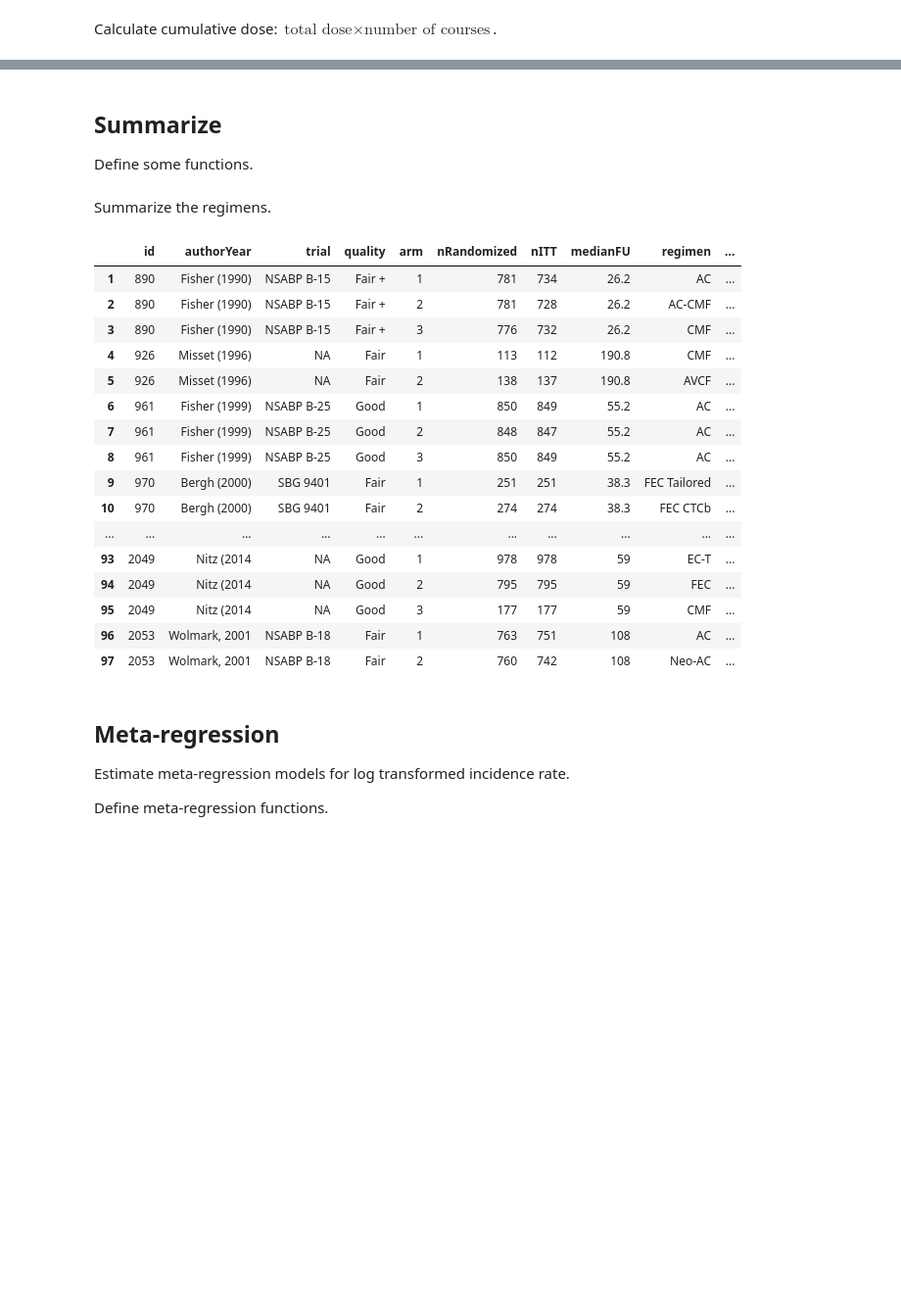
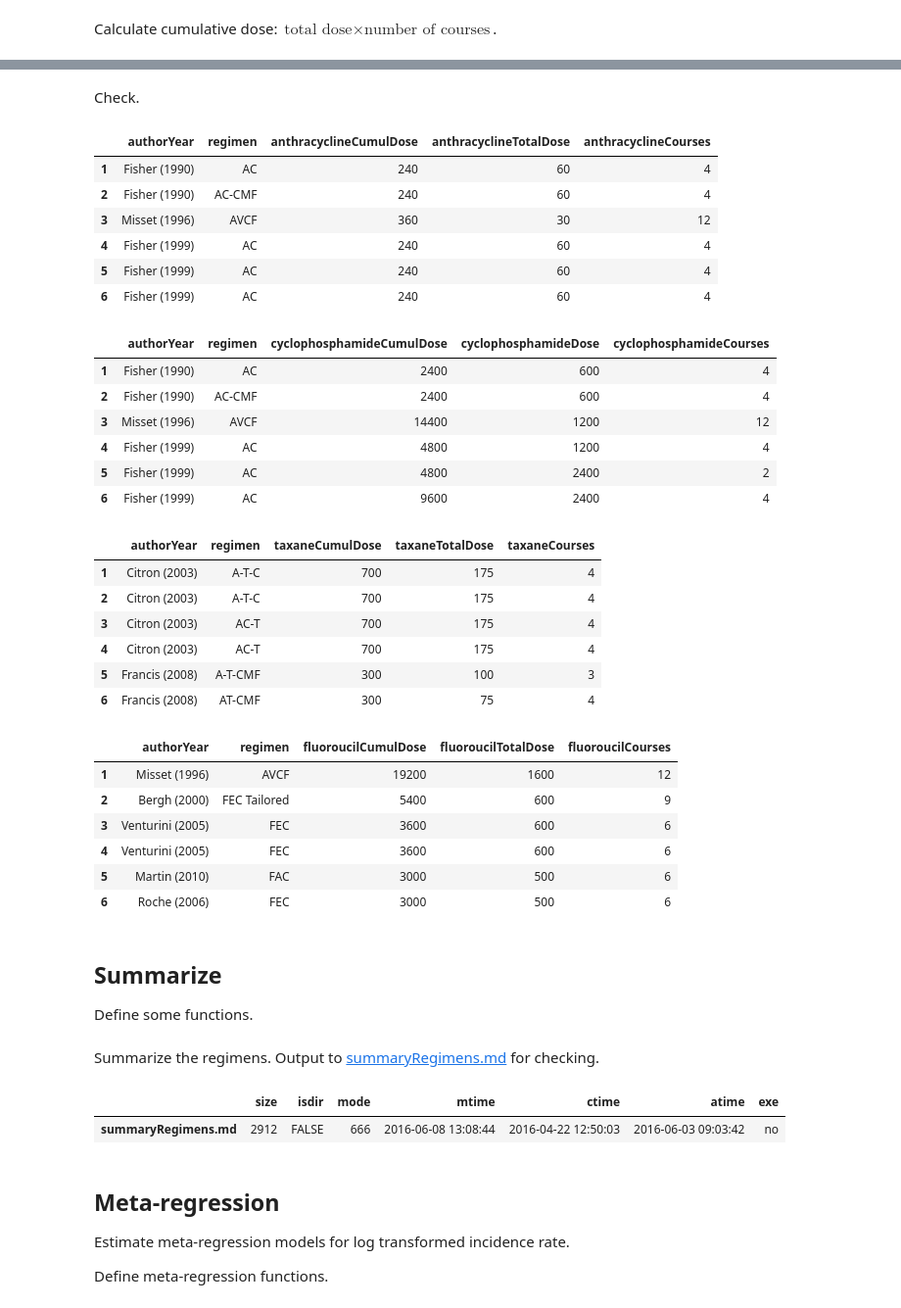
Before and after one commit to benjamin-chan/SecMalAfterBreastCaACT, a Jupyter notebook: metaregSecMal.ipynb, the cells around one changed output, grey strips where cells are left out. Shown: that part at 98% size. Saved outputs shown, nothing was run; the diff lists cells and outputs as text; code cells hidden in the pictures; blank space fills up the shorter version.

Commit message:
Add appendix table 1

```diff
--- a/metaregSecMal.ipynb
+++ b/metaregSecMal.ipynb
@@ -299,3 +213,43 @@ In eval(expr, envir, enclos): NAs introduced by coercion
+# %% [markdown]
+Check.
+# %%
+head(D[!is.na(anthracyclineCumulDose),
+       .(authorYear, regimen, anthracyclineCumulDose, anthracyclineTotalDose, anthracyclineCourses)])
+head(D[!is.na(cyclophosphamideCumulDose),
+       .(authorYear, regimen, cyclophosphamideCumulDose, cyclophosphamideDose, cyclophosphamideCourses)])
+head(D[!is.na(taxaneCumulDose),
+       .(authorYear, regimen, taxaneCumulDose, taxaneTotalDose, taxaneCourses)])
+head(D[!is.na(fluoroucilCumulDose),
+       .(authorYear, regimen, fluoroucilCumulDose, fluoroucilTotalDose, fluoroucilCourses)])
+# %% [output]
+|  | authorYear | regimen | anthracyclineCumulDose | anthracyclineTotalDose | anthracyclineCourses |
+| 1 | Fisher (1990) | AC | 240 | 60 | 4 |
+| 2 | Fisher (1990) | AC-CMF | 240 | 60 | 4 |
+| 3 | Misset (1996) | AVCF | 360 | 30 | 12 |
+| 4 | Fisher (1999) | AC | 240 | 60 | 4 |
+| 5 | Fisher (1999) | AC | 240 | 60 | 4 |
+| 6 | Fisher (1999) | AC | 240 | 60 | 4 |
+|  | authorYear | regimen | cyclophosphamideCumulDose | cyclophosphamideDose | cyclophosphamideCourses |
+| 1 | Fisher (1990) | AC | 2400 | 600 | 4 |
+| 2 | Fisher (1990) | AC-CMF | 2400 | 600 | 4 |
+| 3 | Misset (1996) | AVCF | 14400 | 1200 | 12 |
+| 4 | Fisher (1999) | AC | 4800 | 1200 | 4 |
+| 5 | Fisher (1999) | AC | 4800 | 2400 | 2 |
+| 6 | Fisher (1999) | AC | 9600 | 2400 | 4 |
+|  | authorYear | regimen | taxaneCumulDose | taxaneTotalDose | taxaneCourses |
+| 1 | Citron (2003) | A-T-C | 700 | 175 | 4 |
+| 2 | Citron (2003) | A-T-C | 700 | 175 | 4 |
+| 3 | Citron (2003) | AC-T | 700 | 175 | 4 |
+| 4 | Citron (2003) | AC-T | 700 | 175 | 4 |
+| 5 | Francis (2008) | A-T-CMF | 300 | 100 | 3 |
+| 6 | Francis (2008) | AT-CMF | 300 | 75 | 4 |
+|  | authorYear | regimen | fluoroucilCumulDose | fluoroucilTotalDose | fluoroucilCourses |
+| 1 | Misset (1996) | AVCF | 19200 | 1600 | 12 |
+| 2 | Bergh (2000) | FEC Tailored | 5400 | 600 | 9 |
+| 3 | Venturini (2005) | FEC | 3600 | 600 | 6 |
+| 4 | Venturini (2005) | FEC | 3600 | 600 | 6 |
+| 5 | Martin (2010) | FAC | 3000 | 500 | 6 |
+| 6 | Roche (2006) | FEC | 3000 | 500 | 6 |
 # %% [markdown]
 ## Summarize
 
@@ -313,64 +267,52 @@ calcRate <- function (x, n, y) {
           median(x / (n * (y / 12)), na.rm=TRUE) * py,
           py)
 }
-# %% [markdown]
-Summarize the regimens.
+# %% [markdown]
+Summarize the regimens.
+Output to [summaryRegimens.md](summaryRegimens.md) for checking.
 # %%
-D[,
-  `:=`(isAnthra = !is.na(anthracyclineTotalDose),
-        isCyclo = !is.na(cyclophosphamideDose),
-        isTaxane = !is.na(taxaneTotalDose),
-        isFluoro = !is.na(fluoroucilTotalDose))]
+D <- D[,
+       `:=` (isAnthra = !is.na(anthracyclineTotalDose),
+             isCyclo = !is.na(cyclophosphamideDose),
+             isTaxane = !is.na(taxaneTotalDose),
+             isFluoro = !is.na(fluoroucilTotalDose))]
 D1 <- melt(D,
            id.vars=c("id", "authorYear", "arm",
                      "isAnthra", "anthracyclineCumulDose",
                      "isCyclo", "cyclophosphamideCumulDose",
                      "isTaxane", "taxaneCumulDose",
                      "isFluoro", "fluoroucilCumulDose",
                      "nITT", "medianFU"),
            measure.vars=c("malAML", "malMDS", "malAMLOrMDSTotal", "malNonBreastSolid"),
            value.name="malN",
            variable.name="malType")
+
 D1 <- D1[, malType := gsub("^mal", "", malType)]
 D1 <- D1[, malType := factor(malType,
                              levels=c("AML", "MDS", "AMLOrMDSTotal", "NonBreastSolid"),
                              labels=c("AML", "MDS", "AML or MDS", "Non-Breast Solid"))]
 D1 <- D1[, py := nITT * (medianFU / 12)]
 D1 <- D1[, rate := malN / py * 10000]
 summaryRegimens <- D1[,
                       .(totalN = sum(nITT, na.rm = TRUE),
                         totalPersonYears = round(sum(py, na.rm = TRUE)),
                         totalMalignancies = sum(malN, na.rm = TRUE),
                         medianPct = calcPct(malN, nITT),
                         medianRate = calcRate(malN, nITT, medianFU)),
                       .(isAnthra,
                         isCyclo,
                         isTaxane,
                         isFluoro,
                         malType)]
 summaryRegimens <- summaryRegimens[order(-isAnthra, -isCyclo, -isTaxane, -isFluoro, malType)]
 write.table(summaryRegimens,
             file = "summaryRegimens.md",
             sep = " | ", quote = FALSE,
             row.names = FALSE)
+file.info("summaryRegimens.md")
 # %% [output]
-|  | id | authorYear | trial | quality | arm | nRandomized | nITT | medianFU | regimen | ... |
-| 1 | 890 | Fisher (1990) | NSABP B-15 | Fair + | 1 | 781 | 734 | 26.2 | AC | ... |
-| 2 | 890 | Fisher (1990) | NSABP B-15 | Fair + | 2 | 781 | 728 | 26.2 | AC-CMF | ... |
-| 3 | 890 | Fisher (1990) | NSABP B-15 | Fair + | 3 | 776 | 732 | 26.2 | CMF | ... |
-| 4 | 926 | Misset (1996) | NA | Fair | 1 | 113 | 112 | 190.8 | CMF | ... |
-| 5 | 926 | Misset (1996) | NA | Fair | 2 | 138 | 137 | 190.8 | AVCF | ... |
-| 6 | 961 | Fisher (1999) | NSABP B-25 | Good | 1 | 850 | 849 | 55.2 | AC | ... |
-| 7 | 961 | Fisher (1999) | NSABP B-25 | Good | 2 | 848 | 847 | 55.2 | AC | ... |
-| 8 | 961 | Fisher (1999) | NSABP B-25 | Good | 3 | 850 | 849 | 55.2 | AC | ... |
-| 9 | 970 | Bergh (2000) | SBG 9401 | Fair | 1 | 251 | 251 | 38.3 | FEC Tailored | ... |
-| 10 | 970 | Bergh (2000) | SBG 9401 | Fair | 2 | 274 | 274 | 38.3 | FEC CTCb | ... |
-| ... | ... | ... | ... | ... | ... | ... | ... | ... | ... | ... |
-| 93 | 2049 | Nitz (2014 | NA | Good | 1 | 978 | 978 | 59 | EC-T | ... |
-| 94 | 2049 | Nitz (2014 | NA | Good | 2 | 795 | 795 | 59 | FEC | ... |
-| 95 | 2049 | Nitz (2014 | NA | Good | 3 | 177 | 177 | 59 | CMF | ... |
-| 96 | 2053 | Wolmark, 2001 | NSABP B-18 | Fair | 1 | 763 | 751 | 108 | AC | ... |
-| 97 | 2053 | Wolmark, 2001 | NSABP B-18 | Fair | 2 | 760 | 742 | 108 | Neo-AC | ... |
+|  | size | isdir | mode | mtime | ctime | atime | exe |
+| summaryRegimens.md | 2912 | FALSE | 666 | 2016-06-08 13:08:44 | 2016-04-22 12:50:03 | 2016-06-03 09:03:42 | no |
 # %% [markdown]
 ## Meta-regression
 
```
Also changed, not shown: parts of 7 cells of this notebook, 5 other files.
